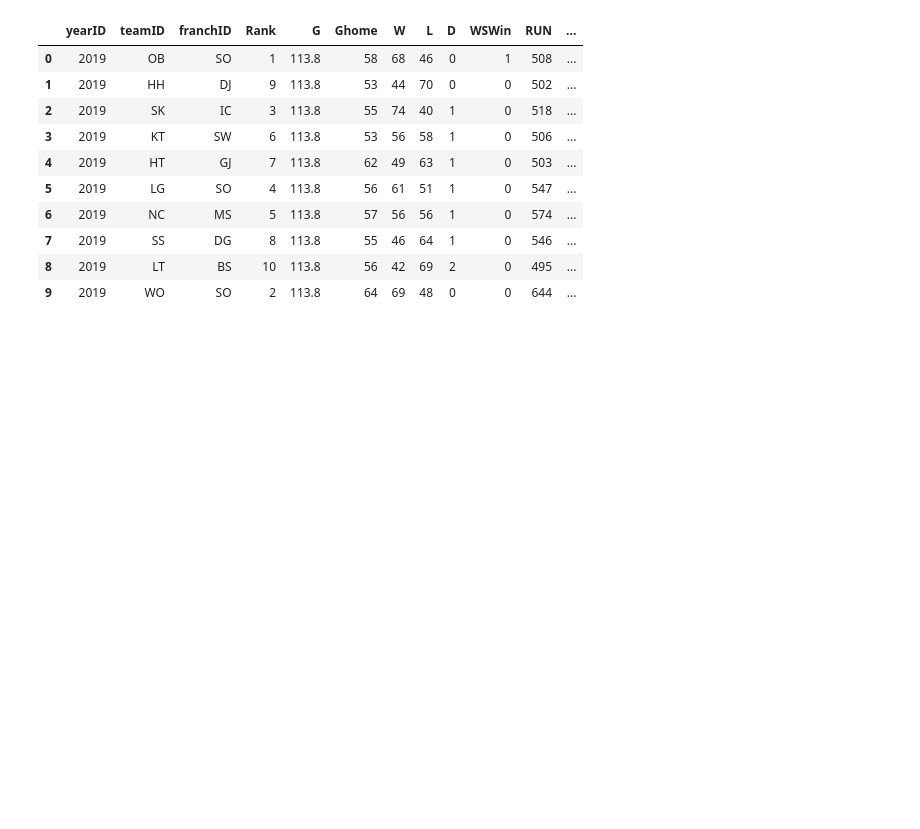
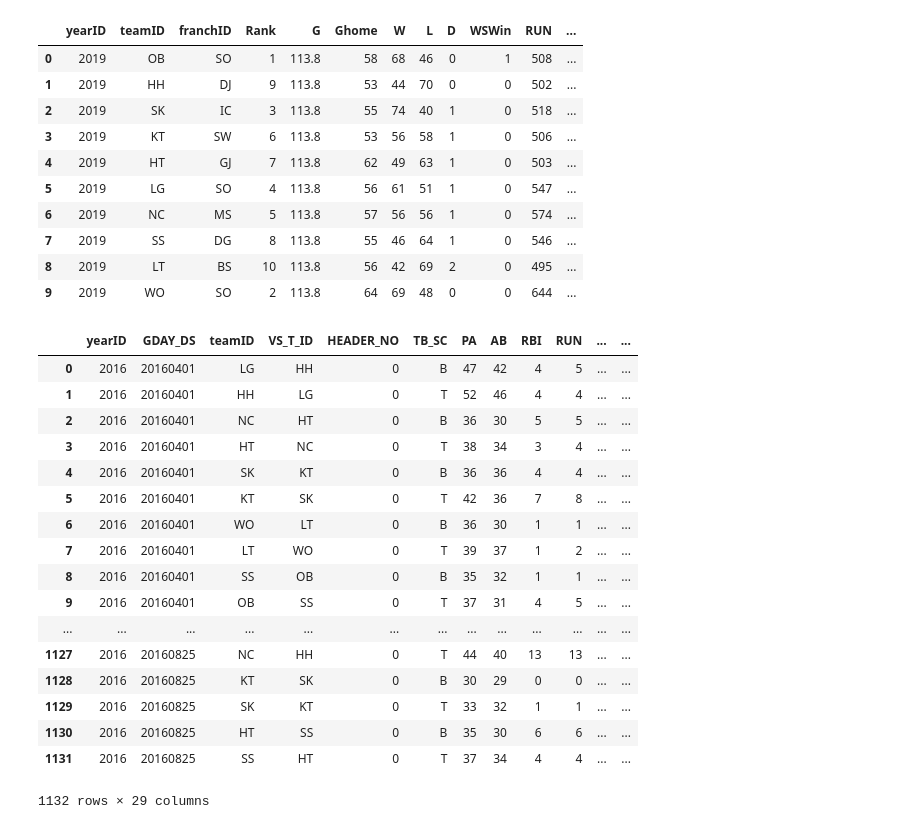
Before and after one commit to Hoesung-Jung/2020_BigContest, a Jupyter notebook: personal directory/h0han/codes/predict_kbo/preprocessing(2016-2019).ipynb, the cells around one changed output. Saved outputs shown, nothing was run; the diff lists cells and outputs as text; code cells hidden in the pictures; blank space fills up the shorter version.

```diff
--- a/personal directory/h0han/codes/predict_kbo/preprocessing(2016-2019).ipynb
+++ b/personal directory/h0han/codes/predict_kbo/preprocessing(2016-2019).ipynb
@@ -558,3 +571,24 @@ df = pd.concat([df16, df17, df18, df19])
 # df = pd.concat([df16,df17,df18,df19,df20])
 df = df.sort_values(by=['yearID', 'teamID'], ascending=True)
 df.to_csv("preprocessing(2016-2019).csv", index= False, encoding='cp949')
+# %%
+df2016_team_bat
+# %% [output]
+|  | yearID | GDAY_DS | teamID | VS_T_ID | HEADER_NO | TB_SC | PA | AB | RBI | RUN | ... | ... |
+| 0 | 2016 | 20160401 | LG | HH | 0 | B | 47 | 42 | 4 | 5 | ... | ... |
+| 1 | 2016 | 20160401 | HH | LG | 0 | T | 52 | 46 | 4 | 4 | ... | ... |
+| 2 | 2016 | 20160401 | NC | HT | 0 | B | 36 | 30 | 5 | 5 | ... | ... |
+| 3 | 2016 | 20160401 | HT | NC | 0 | T | 38 | 34 | 3 | 4 | ... | ... |
+| 4 | 2016 | 20160401 | SK | KT | 0 | B | 36 | 36 | 4 | 4 | ... | ... |
+| 5 | 2016 | 20160401 | KT | SK | 0 | T | 42 | 36 | 7 | 8 | ... | ... |
+| 6 | 2016 | 20160401 | WO | LT | 0 | B | 36 | 30 | 1 | 1 | ... | ... |
+| 7 | 2016 | 20160401 | LT | WO | 0 | T | 39 | 37 | 1 | 2 | ... | ... |
+| 8 | 2016 | 20160401 | SS | OB | 0 | B | 35 | 32 | 1 | 1 | ... | ... |
+| 9 | 2016 | 20160401 | OB | SS | 0 | T | 37 | 31 | 4 | 5 | ... | ... |
+| ... | ... | ... | ... | ... | ... | ... | ... | ... | ... | ... | ... | ... |
+| 1127 | 2016 | 20160825 | NC | HH | 0 | T | 44 | 40 | 13 | 13 | ... | ... |
+| 1128 | 2016 | 20160825 | KT | SK | 0 | B | 30 | 29 | 0 | 0 | ... | ... |
+| 1129 | 2016 | 20160825 | SK | KT | 0 | T | 33 | 32 | 1 | 1 | ... | ... |
+| 1130 | 2016 | 20160825 | HT | SS | 0 | B | 35 | 30 | 6 | 6 | ... | ... |
+| 1131 | 2016 | 20160825 | SS | HT | 0 | T | 37 | 34 | 4 | 4 | ... | ... |
+1132 rows × 29 columns
```
Also changed, not shown: parts of 19 cells of this notebook, 1 other file.
